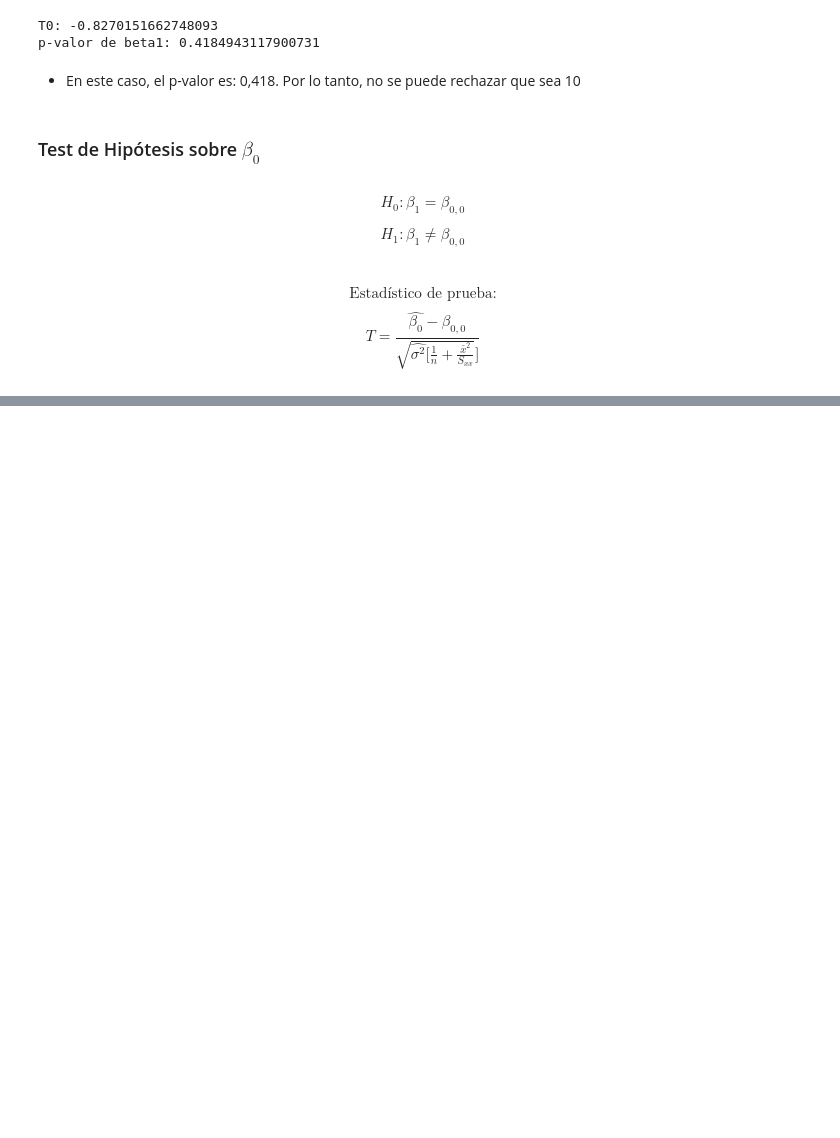
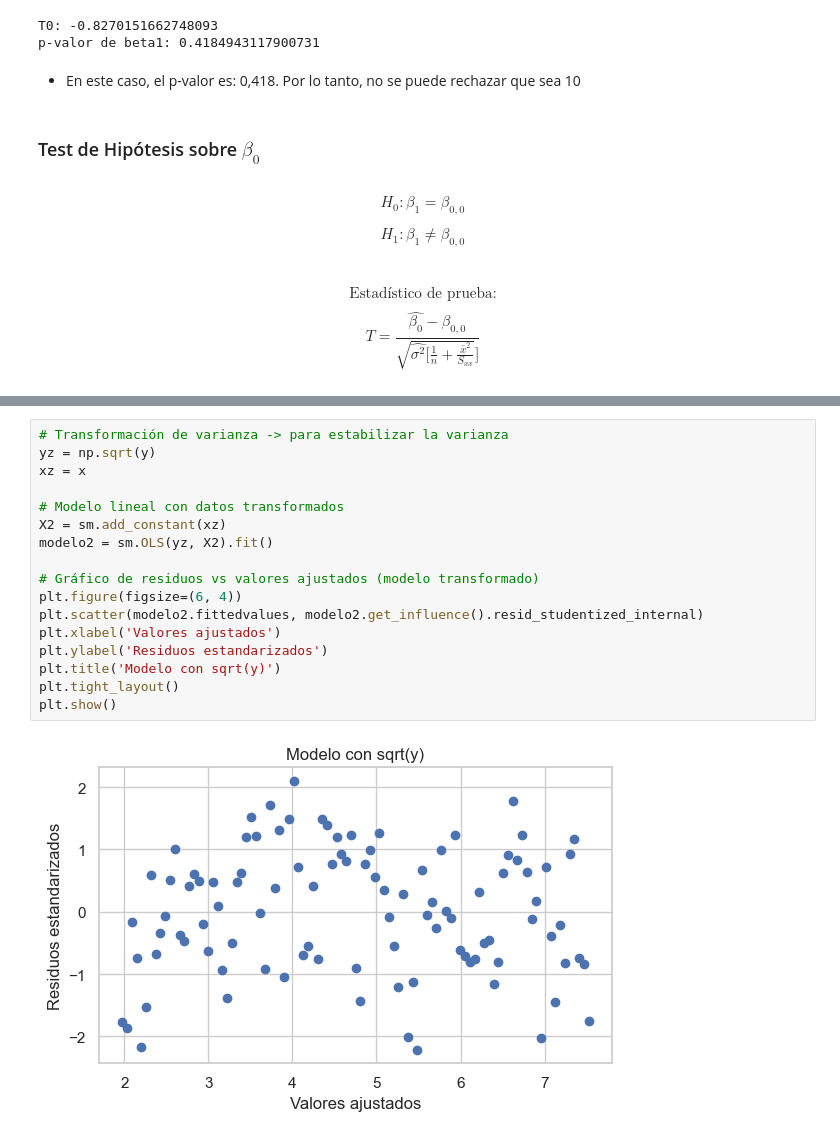
Before and after one commit to ppandomail/est, a Jupyter notebook: 4-regresion-lineal.ipynb, the cells around one changed output, grey strips where cells are left out. Cells and saved outputs as stored; diff of their text form; blank space fills up the shorter version.

```diff
--- a/4-regresion-lineal.ipynb
+++ b/4-regresion-lineal.ipynb
@@ -230,0 +347,19 @@ $$T = \frac{\hat{\beta_0} - \beta_{0,0}}{\sqrt{\hat{\sigma^2} [\frac{1}{n} + \fr
+# %%
+# Transformación de varianza -> para estabilizar la varianza
+yz = np.sqrt(y)
+xz = x
+
+# Modelo lineal con datos transformados
+X2 = sm.add_constant(xz)
+modelo2 = sm.OLS(yz, X2).fit()
+
+# Gráfico de residuos vs valores ajustados (modelo transformado)
+plt.figure(figsize=(6, 4))
+plt.scatter(modelo2.fittedvalues, modelo2.get_influence().resid_studentized_internal)
+plt.xlabel('Valores ajustados')
+plt.ylabel('Residuos estandarizados')
+plt.title('Modelo con sqrt(y)')
+plt.tight_layout()
+plt.show()
+# %% [output]
+[figure, added]
```
Also changed, not shown: parts of 19 cells of this notebook, 2 other files.
